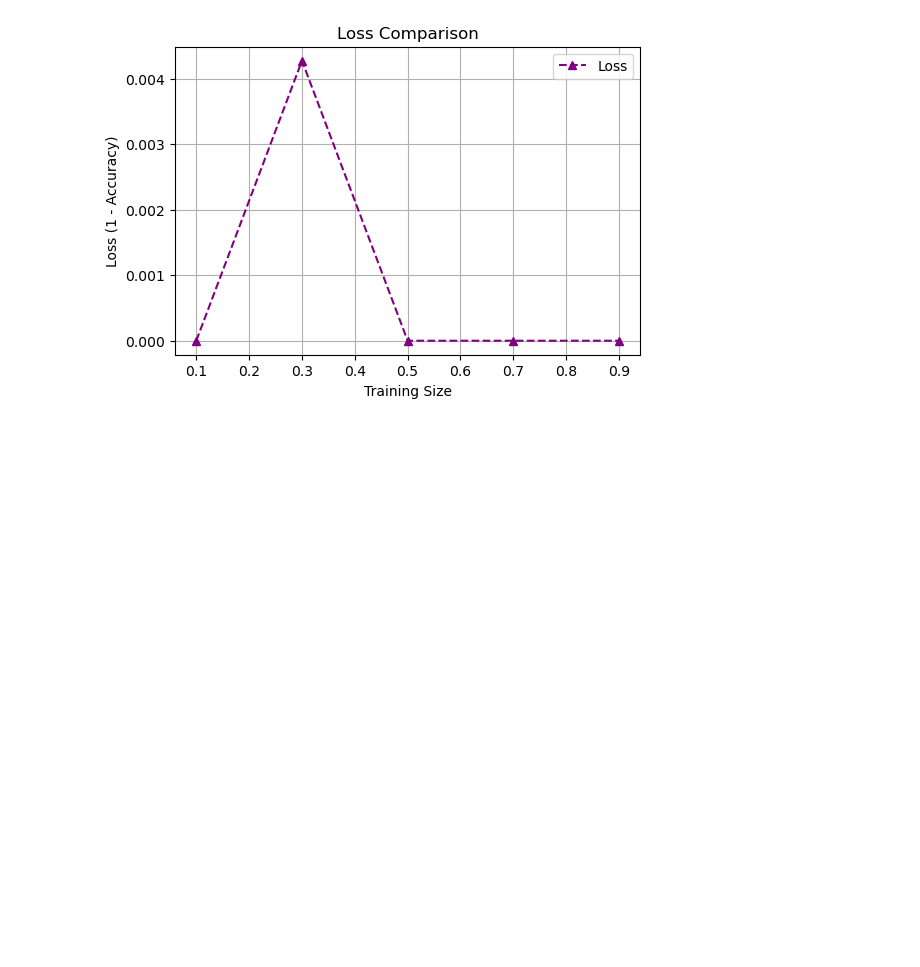
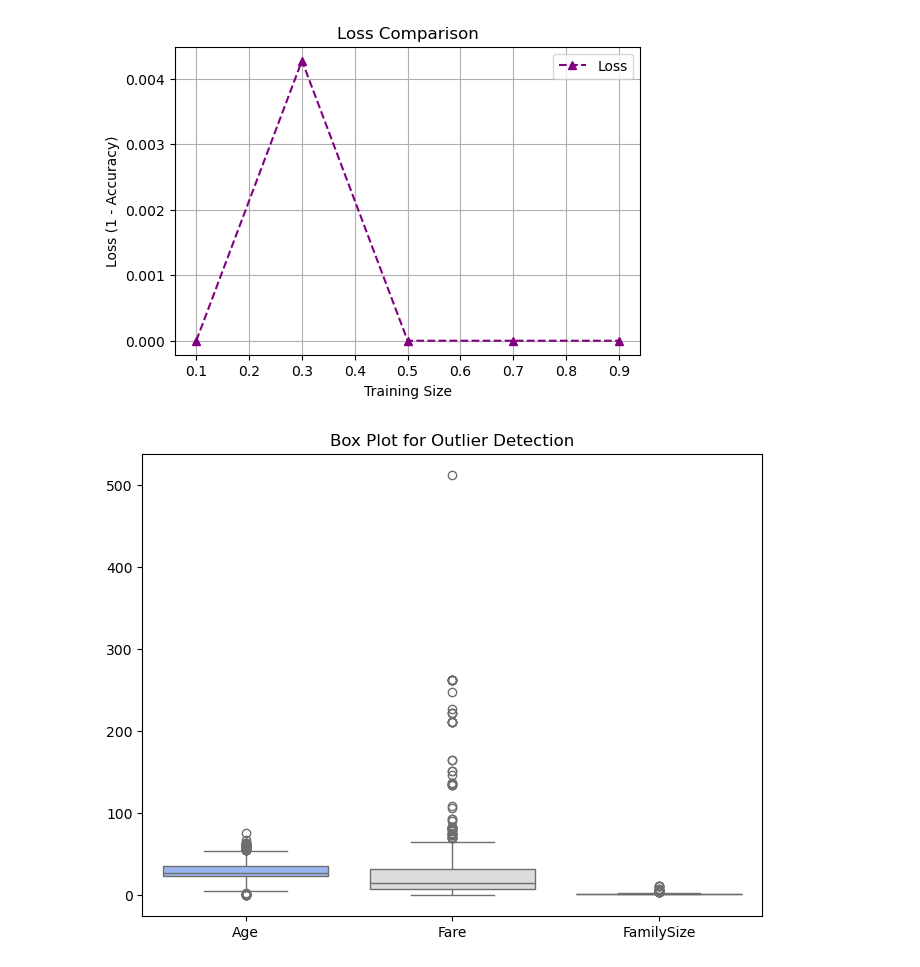
Before and after one commit to mudrap2706/Titanic_Survival_Analysis, a Jupyter notebook: titanic_analysis.ipynb, the cells around one changed output. Saved outputs shown, nothing was run; the diff lists cells and outputs as text; code cells hidden in the pictures; blank space fills up the shorter version.

Commit message:
Completed dataset processing, visualization, binning, outlier removal, class balancing, scaling, regression, and boosting models

```diff
--- a/titanic_analysis.ipynb
+++ b/titanic_analysis.ipynb
@@ -259,3 +259,15 @@ plt.show()
 # %% [output]
 [figure]
 [figure]
+# %%
+# Binning
+df['Fare_Bin'] = pd.qcut(df['Fare'], q=4, labels=False)
+
+
+# Removing Outliers (Box Plot)
+plt.figure(figsize=(8, 6))
+sns.boxplot(data=df[['Age', 'Fare', 'FamilySize']], palette="coolwarm")
+plt.title("Box Plot for Outlier Detection")
+plt.show()
+# %% [output]
+[figure, added]
```
Also changed, not shown: parts of 6 cells of this notebook.
